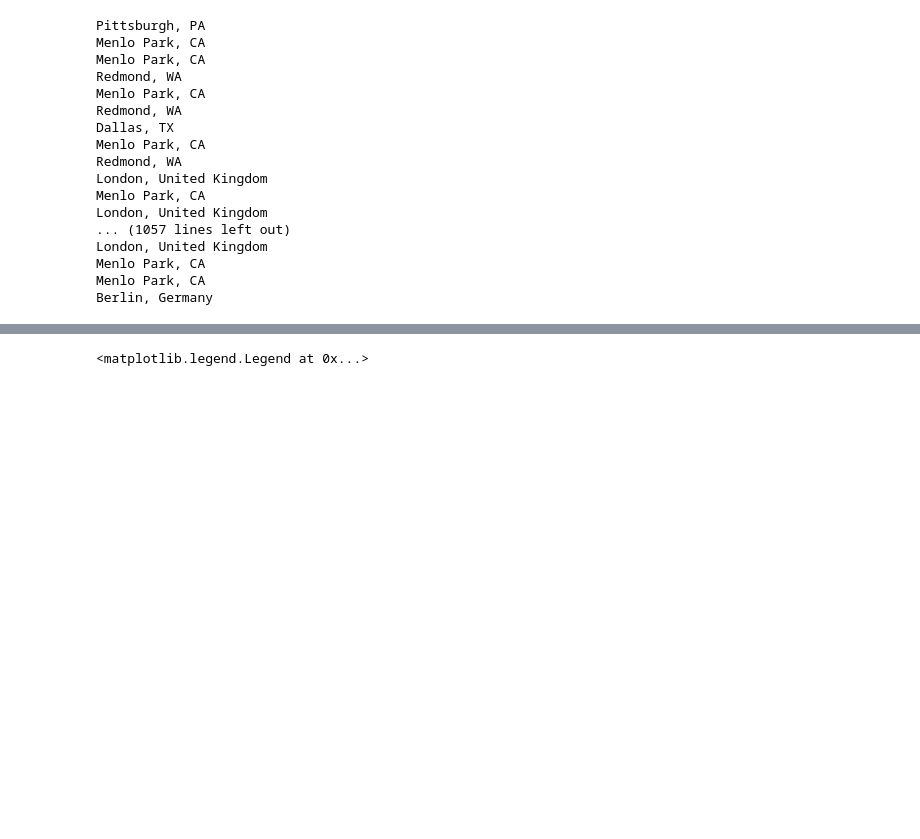
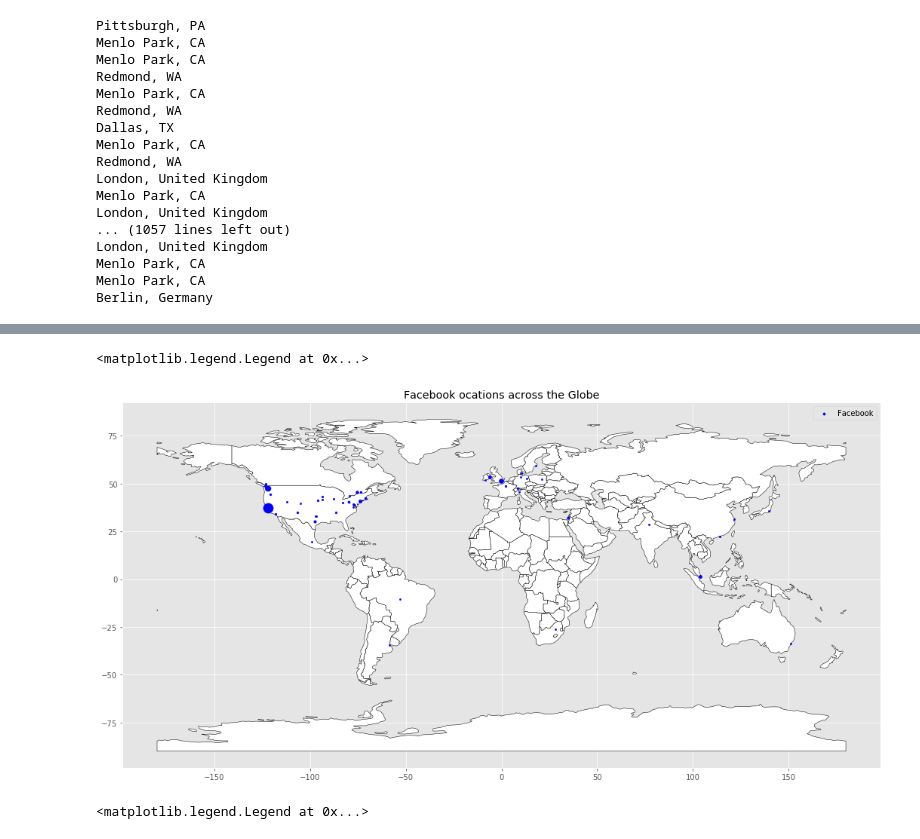
Before and after one commit to a19990506/Hello-World, a Jupyter notebook: project/map_html.ipynb, the cells around one changed output, grey strips where cells are left out. Drawn from its saved outputs; the diff is of its cells as text; code cells hidden in the pictures; blank space fills up the shorter version.

```diff
--- a/project/map_html.ipynb
+++ b/project/map_html.ipynb
@@ -250,3 +286,29 @@ import geopandas as gpd # To create GeodataFrame
+# %%
+world = gpd.read_file(gpd.datasets.get_path('naturalearth_lowres'))
+base = world.plot(color='white', edgecolor='black',figsize=(18,16))
+base.legend(['facebook'], title='legend')
+
+
+lon = company_locations['facebook']['long']
+lat = company_locations['facebook']['lati']
+key = company_locations['facebook']['loc']
+num = company_locations['facebook']['num']
+geometry = [Point(xy) for xy in zip(lon, lat)]
+
+# Coordinate reference system : WGS84
+crs = {'init': 'epsg:4326'}
+
+# Creating a Geographic data frame
+for a in range(0,len(lon)):
+    gdf_facebook_dot = gpd.GeoDataFrame(key, crs=crs, geometry=geometry)
+    size = 5 + num[a]*0.4
+    base.scatter(lon[a],lat[a], marker='o', color='blue',s=size)
+
+base.set_title('Facebook ocations across the Globe')
+base.legend(['Facebook'])
+# %% [output]
+<matplotlib.legend.Legend at 0x...>
+[figure, added]
 # %%
 world = gpd.read_file(gpd.datasets.get_path('naturalearth_lowres'))
 base = world.plot(color='white', edgecolor='black',figsize=(18,16))
```
Also changed, not shown: parts of 4 cells of this notebook.
